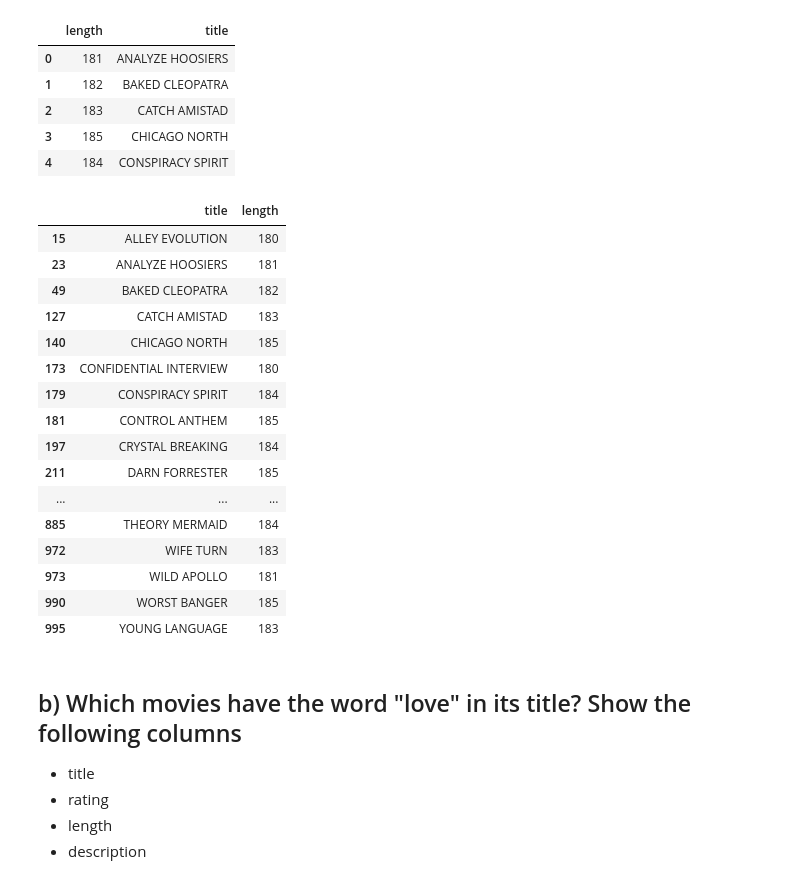
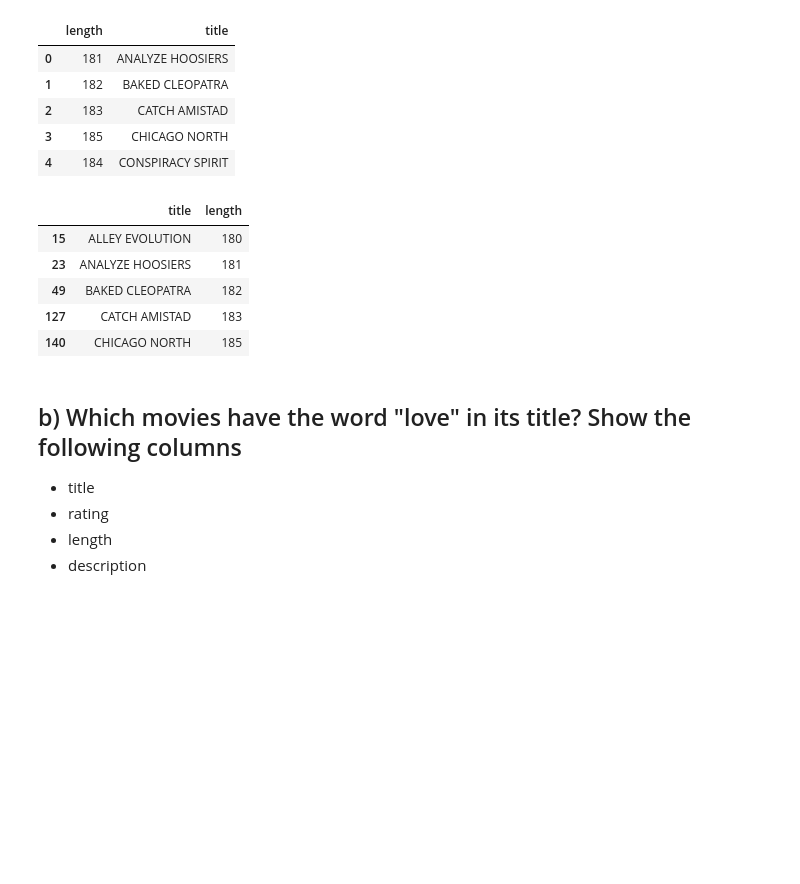
Before and after one commit to luckepucke6/sakila_lab_lucas_lindh, a Jupyter notebook: notebooks/eda_sakila.ipynb, the cells around one changed output. Cells and saved outputs as stored; diff of their text form; code cells hidden in the pictures; blank space fills up the shorter version.

```diff
--- a/notebooks/eda_sakila.ipynb
+++ b/notebooks/eda_sakila.ipynb
@@ -44,25 +44,14 @@ df.head()
 | 4 | 184 | CONSPIRACY SPIRIT |
 # %%
 film_length = films[films['length'] >= 180][['title', 'length']]
-film_length
+film_length.head()
 # %% [output]
 |  | title | length |
 | 15 | ALLEY EVOLUTION | 180 |
 | 23 | ANALYZE HOOSIERS | 181 |
 | 49 | BAKED CLEOPATRA | 182 |
 | 127 | CATCH AMISTAD | 183 |
 | 140 | CHICAGO NORTH | 185 |
-| 173 | CONFIDENTIAL INTERVIEW | 180 |
-| 179 | CONSPIRACY SPIRIT | 184 |
-| 181 | CONTROL ANTHEM | 185 |
-| 197 | CRYSTAL BREAKING | 184 |
-| 211 | DARN FORRESTER | 185 |
-| ... | ... | ... |
-| 885 | THEORY MERMAID | 184 |
-| 972 | WIFE TURN | 183 |
-| 973 | WILD APOLLO | 181 |
-| 990 | WORST BANGER | 185 |
-| 995 | YOUNG LANGUAGE | 183 |
 # %% [markdown]
 ## b) Which movies have the word "love" in its title? Show the following columns
 - title
```
Also changed, not shown: parts of 5 cells of this notebook, 3 other files.
